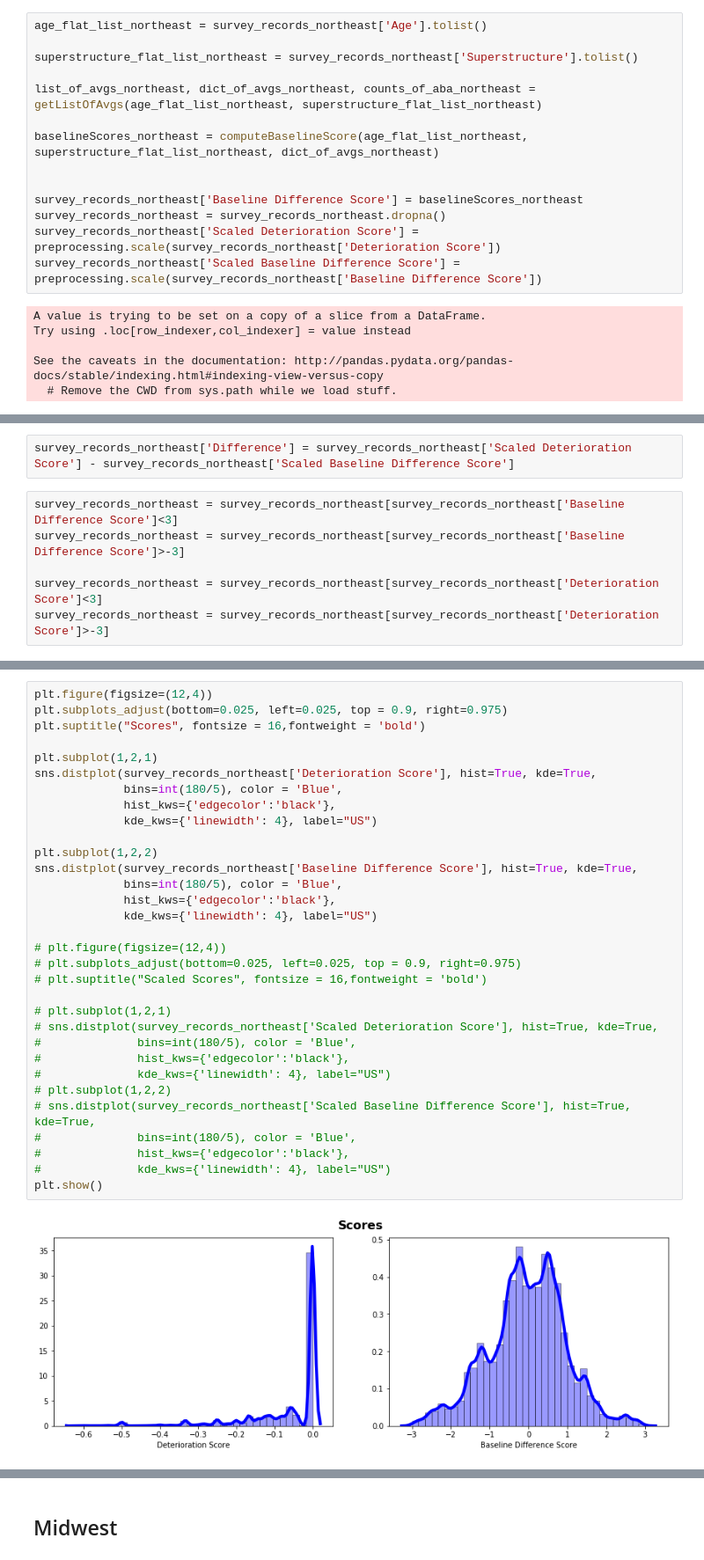
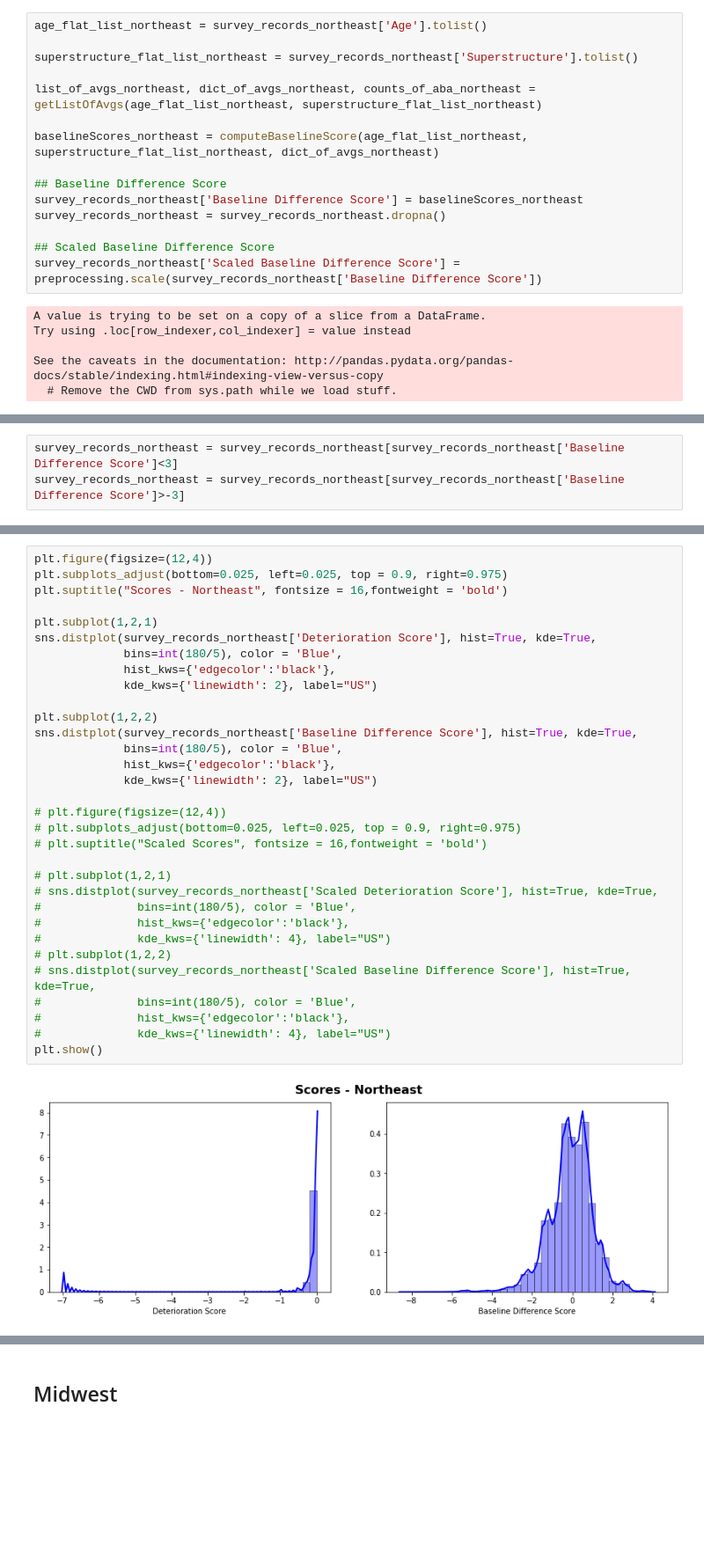
Before and after one commit to kaleoyster/thesis, a Jupyter notebook: methods/Baseline Score and Deterioration Score.ipynb, the cells around one changed output, grey strips where cells are left out. Shown at 88% size. Saved outputs shown, nothing was run; the diff lists cells and outputs as text; blank space fills up the shorter version.

```diff
--- a/methods/Baseline Score and Deterioration Score.ipynb
+++ b/methods/Baseline Score and Deterioration Score.ipynb
@@ -742,10 +725,11 @@ list_of_avgs_northeast, dict_of_avgs_northeast, counts_of_aba_northeast = getLis
 
 baselineScores_northeast = computeBaselineScore(age_flat_list_northeast, superstructure_flat_list_northeast, dict_of_avgs_northeast)
 
-
+## Baseline Difference Score
 survey_records_northeast['Baseline Difference Score'] = baselineScores_northeast
 survey_records_northeast = survey_records_northeast.dropna()
-survey_records_northeast['Scaled Deterioration Score'] = preprocessing.scale(survey_records_northeast['Deterioration Score'])
+
+## Scaled Baseline Difference Score
 survey_records_northeast['Scaled Baseline Difference Score'] =  preprocessing.scale(survey_records_northeast['Baseline Difference Score'])
 # %% [output]
 A value is trying to be set on a copy of a slice from a DataFrame.
@@ -756,8 +742,3 @@ See the caveats in the documentation: http://pandas.pydata.org/pandas-docs/stabl
 # %%
-survey_records_northeast['Difference'] = survey_records_northeast['Scaled Deterioration Score'] - survey_records_northeast['Scaled Baseline Difference Score']
+survey_records_northeast = survey_records_northeast[survey_records_northeast['Baseline Difference Score']<3]
+survey_records_northeast = survey_records_northeast[survey_records_northeast['Baseline Difference Score']>-3]
-# %%
-survey_records_northeast = survey_records_northeast[survey_records_northeast['Baseline Difference Score']<3]
-survey_records_northeast = survey_records_northeast[survey_records_northeast['Baseline Difference Score']>-3]
-
-survey_records_northeast = survey_records_northeast[survey_records_northeast['Deterioration Score']<3]
-survey_records_northeast = survey_records_northeast[survey_records_northeast['Deterioration Score']>-3]
@@ -764,34 +747,34 @@ survey_records_northeast = survey_records_northeast[survey_records_northeast['De
 # %%
 plt.figure(figsize=(12,4))
 plt.subplots_adjust(bottom=0.025, left=0.025, top = 0.9, right=0.975)
-plt.suptitle("Scores", fontsize = 16,fontweight = 'bold')
+plt.suptitle("Scores - Northeast", fontsize = 16,fontweight = 'bold')
 
 plt.subplot(1,2,1)
 sns.distplot(survey_records_northeast['Deterioration Score'], hist=True, kde=True,
              bins=int(180/5), color = 'Blue',
              hist_kws={'edgecolor':'black'},
-             kde_kws={'linewidth': 4}, label="US")
+             kde_kws={'linewidth': 2}, label="US")
 
 plt.subplot(1,2,2)
 sns.distplot(survey_records_northeast['Baseline Difference Score'], hist=True, kde=True,
              bins=int(180/5), color = 'Blue',
              hist_kws={'edgecolor':'black'},
-             kde_kws={'linewidth': 4}, label="US")
+             kde_kws={'linewidth': 2}, label="US")
 
 # plt.figure(figsize=(12,4))
 # plt.subplots_adjust(bottom=0.025, left=0.025, top = 0.9, right=0.975)
 # plt.suptitle("Scaled Scores", fontsize = 16,fontweight = 'bold')
 
 # plt.subplot(1,2,1)
 # sns.distplot(survey_records_northeast['Scaled Deterioration Score'], hist=True, kde=True,
 #              bins=int(180/5), color = 'Blue',
 #              hist_kws={'edgecolor':'black'},
 #              kde_kws={'linewidth': 4}, label="US")
 # plt.subplot(1,2,2)
 # sns.distplot(survey_records_northeast['Scaled Baseline Difference Score'], hist=True, kde=True,
 #              bins=int(180/5), color = 'Blue',
 #              hist_kws={'edgecolor':'black'},
 #              kde_kws={'linewidth': 4}, label="US")
 plt.show()
 # %% [output]
-[figure, old version]
+[figure, new version]
```
Also changed, not shown: parts of 50 cells of this notebook.
